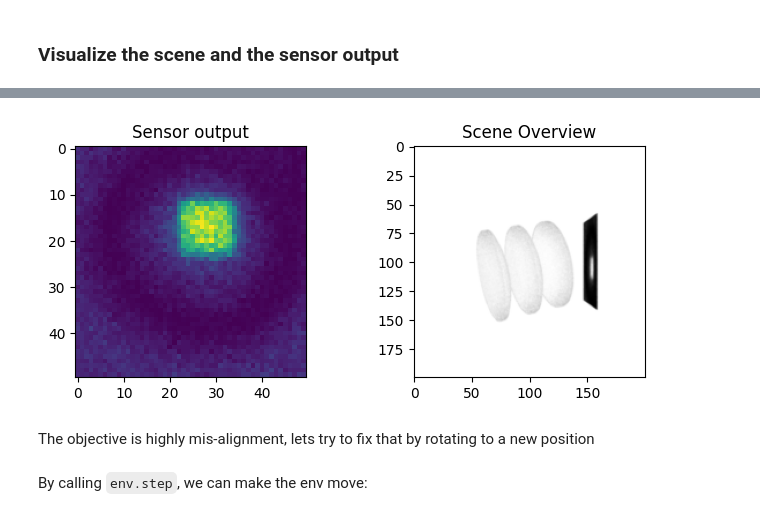
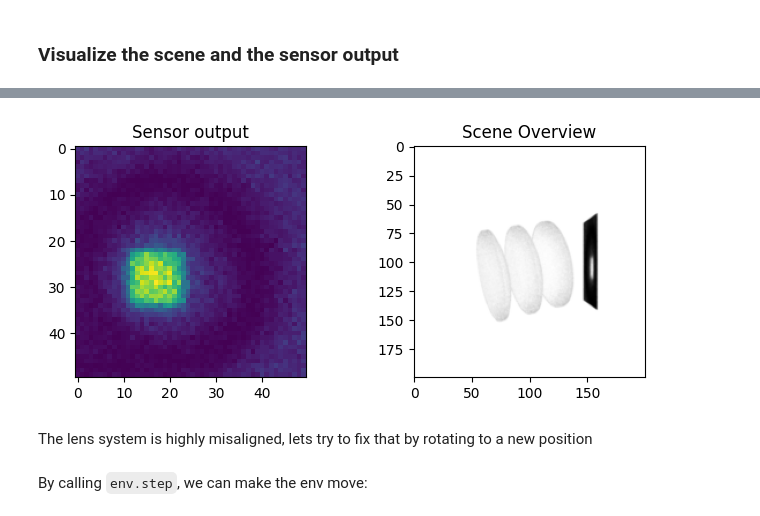
Before and after one commit to HS-Kempten/relign, a Jupyter notebook: docs/getting_started.ipynb, the cells around one changed output, grey strips where cells are left out. Saved outputs shown, nothing was run; the diff lists cells and outputs as text; code cells hidden in the pictures.

```diff
--- a/docs/getting_started.ipynb
+++ b/docs/getting_started.ipynb
@@ -22,15 +11,22 @@ env = GymnasiumEnv(
+# %%
+env = LensEnv(
+    n_lenses=3,
+    noise_angle=0.0,
+    noise_translation=0.0,
+    seed=10
+)
 # %% [markdown]
 Create a new situation by "resetting" the environment:
 # %%
-obs, _ = env.reset()
+obs = env.reset()
 # %% [markdown]
 ### Visualize the scene and the sensor output
 # %%
-overviews = env.env.render_scene_overview()
+overviews = env.render_scene_overview()
 fig, ax = plt.subplots(1, 2, figsize=(8, 3))
 
 # Display the initial observation
-ax[0].imshow(obs[0])
+ax[0].imshow(obs)
 ax[0].set_title('Sensor output')
 
 # Display the rendered scene overview
@@ -43,4 +39,4 @@ plt.show()
-[figure, old version]
+[figure, new version]
 # %% [markdown]
-The objective is highly mis-alignment, lets try to fix that by rotating to a new position
+The lens system is highly misaligned, lets try to fix that by rotating to a new position
 # %%
```
Also changed, not shown: parts of 23 cells of this notebook.
